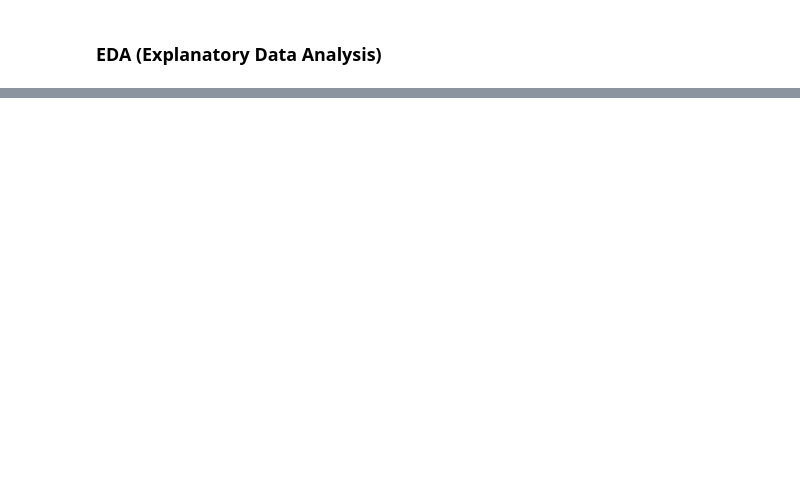
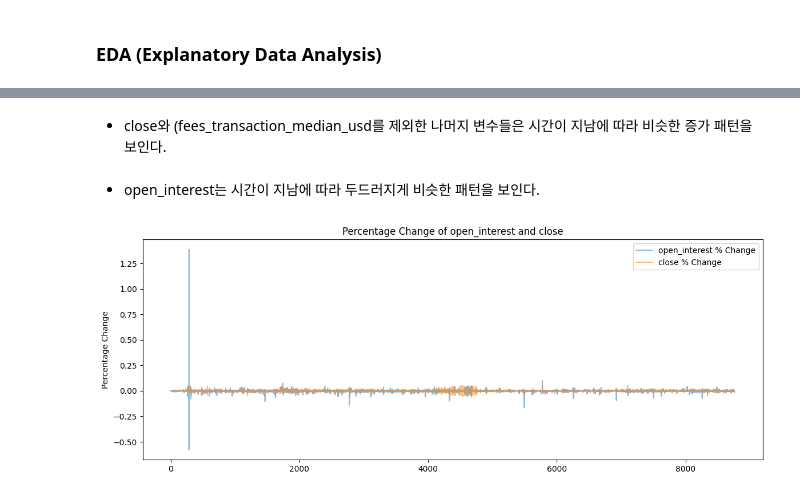
Before and after one commit to boostcampaitech7/level1-classificationinmachinelearning-recsys-03, a Jupyter notebook: code/davin_EDA.ipynb, the cells around one changed output, grey strips where cells are left out. Cells and saved outputs as stored; diff of their text form; code cells hidden in the pictures; blank space fills up the shorter version.

```diff
--- a/code/davin_EDA.ipynb
+++ b/code/davin_EDA.ipynb
@@ -43,0 +156,3 @@ for _file_name, _df in tqdm(file_dict.items()):
+# %%
+# close와 상관관계가 높은 feature 순으로 출력
+eda_df.drop(columns='ID', inplace=False).corr()['close'].sort_values(ascending =False).head(20)
@@ -43,0 +194,2 @@ for _file_name, _df in tqdm(file_dict.items()):
+# %% [markdown]
+- close와 (fees_transaction_median_usd를 제외한 나머지 변수들은 시간이 지남에 따라 비슷한 증가 패턴을 보인다.
@@ -43,0 +198,16 @@ for _file_name, _df in tqdm(file_dict.items()):
+# %% [markdown]
+- open_interest는 시간이 지남에 따라 두드러지게 비슷한 패턴을 보인다.
+# %%
+# 퍼센트 변화율을 시각화
+eda_df['open_interest_pct_change'] = eda_df['open_interest'].pct_change()
+eda_df['close_pct_change'] = eda_df['close'].pct_change()
+
+plt.figure(figsize=(14, 5))
+plt.plot(eda_df['open_interest_pct_change'], label='open_interest % Change', alpha=0.5)
+plt.plot(eda_df['close_pct_change'], label='close % Change', alpha=0.5)
+plt.legend()
+plt.title('Percentage Change of open_interest and close')
+plt.ylabel('Percentage Change')
+plt.show()
+# %% [output]
+[figure, added]
```
Also changed, not shown: parts of 27 cells of this notebook.
